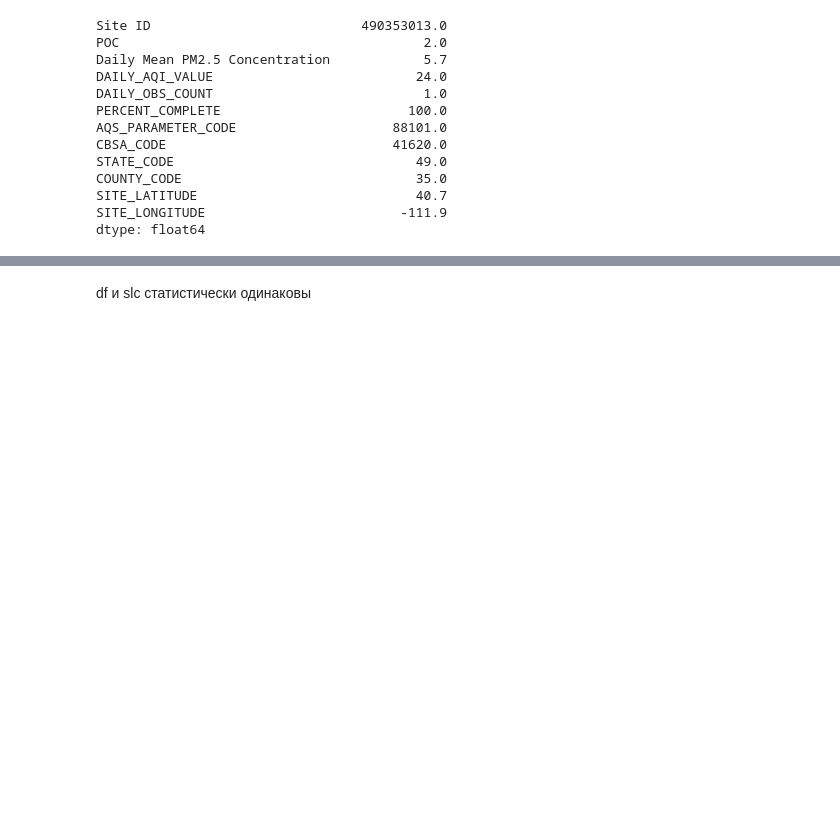
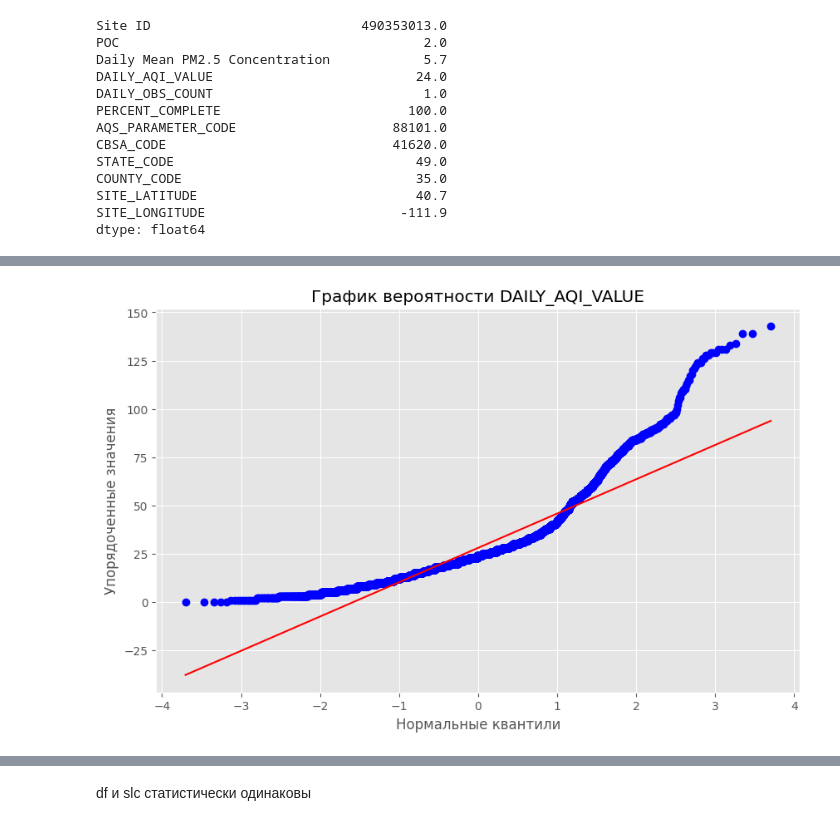
Before and after one commit to MokretsovaViktoria/DS, a Jupyter notebook: HomeWork/2024_03/HW3_статистические_гипотезы.ipynb, the cells around one changed output, grey strips where cells are left out. Saved outputs shown, nothing was run; the diff lists cells and outputs as text; code cells hidden in the pictures; blank space fills up the shorter version.

```diff
--- a/HomeWork/2024_03/HW3_статистические_гипотезы.ipynb
+++ b/HomeWork/2024_03/HW3_статистические_гипотезы.ipynb
@@ -184,0 +188,8 @@ dtype: float64
+# %%
+probplot(df['DAILY_AQI_VALUE'], plot=plt)
+plt.title("График вероятности DAILY_AQI_VALUE")
+plt.xlabel("Нормальные квантили")
+plt.ylabel("Упорядоченные значения")
+plt.show()
+# %% [output]
+[figure, added]
```
Also changed, not shown: parts of 6 cells of this notebook.
